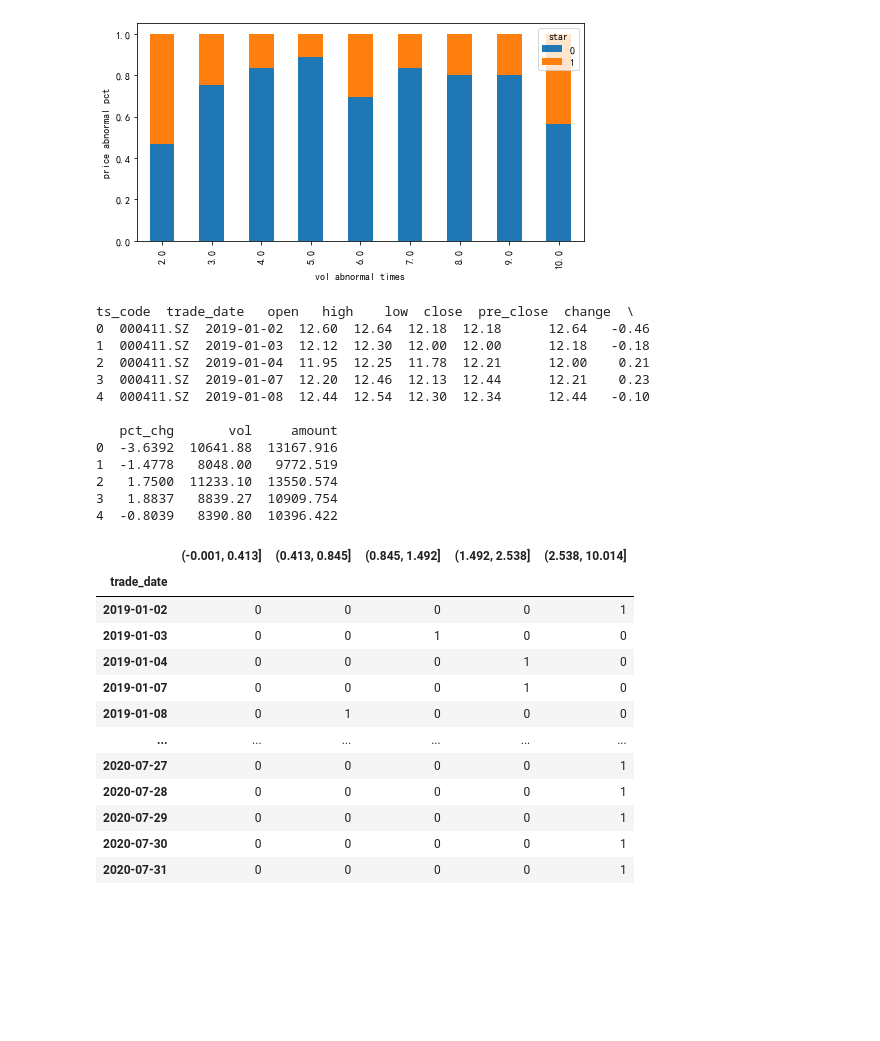
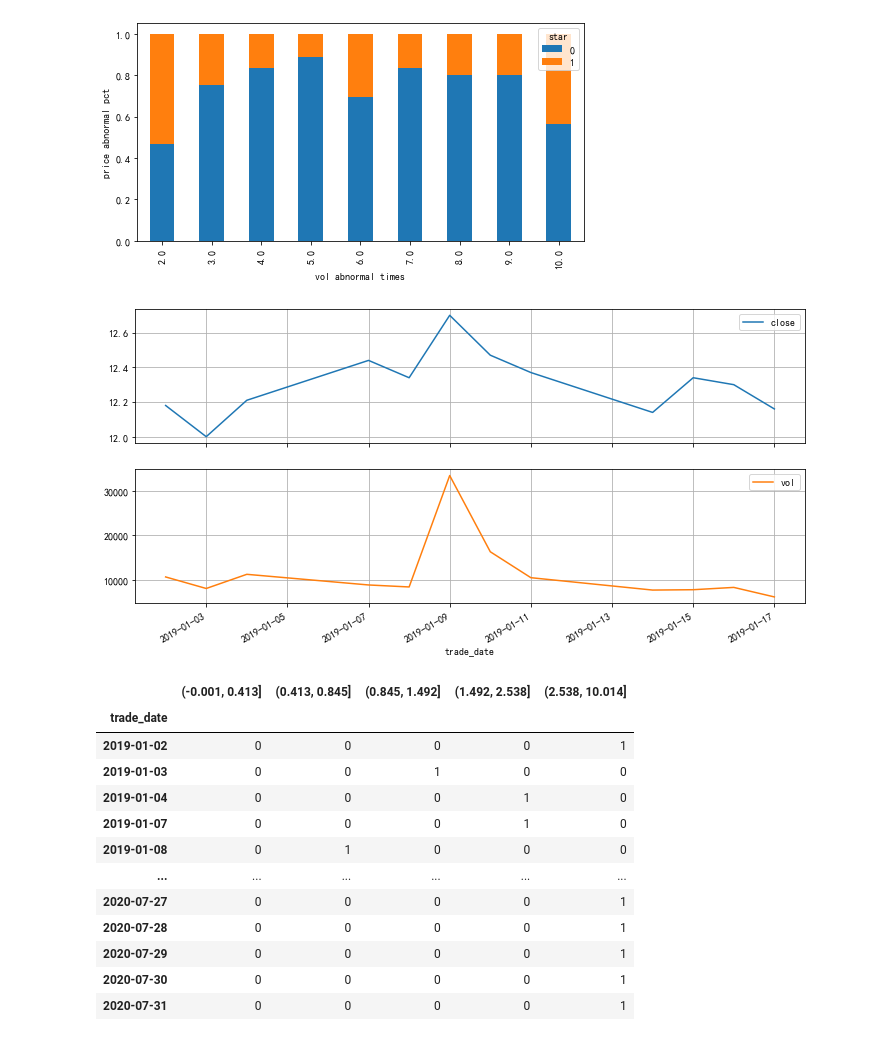
Before and after one commit to wd64759/quants, a Jupyter notebook: quants/abnormal_stocks.ipynb, the cells around one changed output. Drawn from its saved outputs; the diff is of its cells as text; code cells hidden in the pictures; blank space fills up the shorter version.

```diff
--- a/quants/abnormal_stocks.ipynb
+++ b/quants/abnormal_stocks.ipynb
@@ -57,28 +78,15 @@ plt.ylabel('price abnormal pct')
 Text(0, 0.5, 'price abnormal pct')
 [figure]
 # %%
-from pprint import pprint
-def visual_trend(ts_code, start_day='2019-01-01'):
+def load_tickers(ts_code, start_day='2019-01-01'):
     tf_trend = load_as_df('select * from tickers where ts_code = "{}" and trade_date >= "{}"'.format(ts_code, start_day))
-    tf_trend.set_index('trade_date')
-    pprint(tf_trend.head())
-    # tf_trend[:12][['close','vol']].plot(subplots=True, grid=True, layout=(2,1), figsize=(12,6))
+    tf_trend = tf_trend.set_index('trade_date')
+    return tf_trend
-# %%
-visual_trend('000411.SZ')
-# %% [output]
-ts_code  trade_date   open   high    low  close  pre_close  change  \
-0  000411.SZ  2019-01-02  12.60  12.64  12.18  12.18      12.64   -0.46
-1  000411.SZ  2019-01-03  12.12  12.30  12.00  12.00      12.18   -0.18
-2  000411.SZ  2019-01-04  11.95  12.25  11.78  12.21      12.00    0.21
-3  000411.SZ  2019-01-07  12.20  12.46  12.13  12.44      12.21    0.23
-4  000411.SZ  2019-01-08  12.44  12.54  12.30  12.34      12.44   -0.10
-
-   pct_chg       vol     amount
-0  -3.6392  10641.88  13167.916
-1  -1.4778   8048.00   9772.519
-2   1.7500  11233.10  13550.574
-3   1.8837   8839.27  10909.754
-4  -0.8039   8390.80  10396.422
+# %%
+load_tickers('000411.SZ')[:12][['close','vol']].plot(subplots=True, grid=True, layout=(2,1), figsize=(12,6))
+plt.show()
+# %% [output]
+[figure, added]
 # %%
 # bins = [-np.inf, 60, 80, 100, np.inf]
 # pd.cut(np.arange(1000)%100,bins=bins).value_counts()
```
Also changed, not shown: parts of 10 cells of this notebook, 1 other file.
